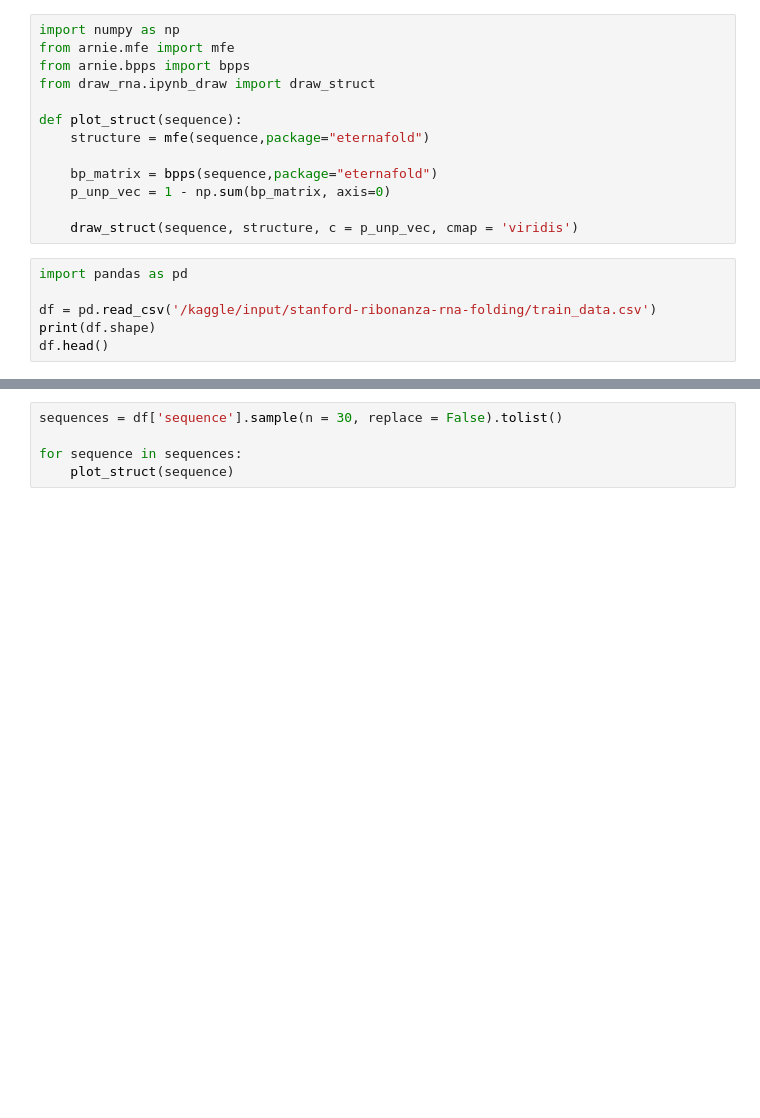
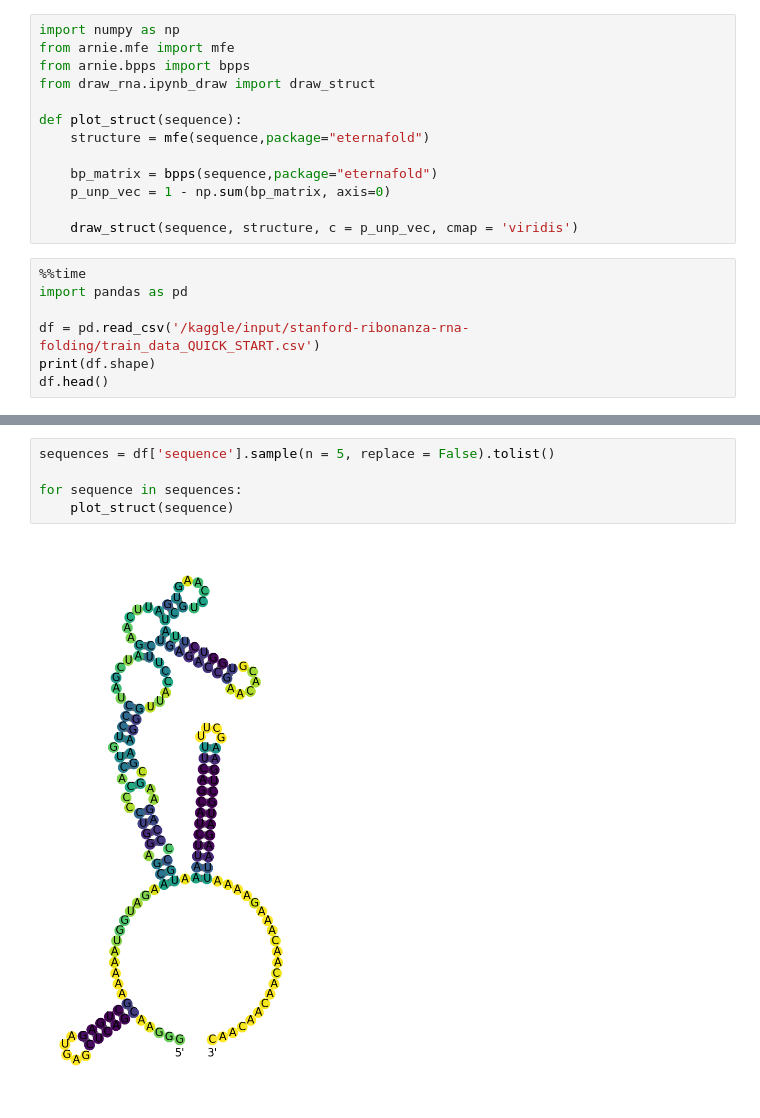
Before and after one commit to box51/RibonFolds, a Jupyter notebook: visualizing-sequences.ipynb, the cells around one changed output, grey strips where cells are left out. Cells and saved outputs as stored; diff of their text form; blank space fills up the shorter version.

Commit message:
Kaggle Notebook | Visualizing sequences | Version 2

```diff
--- a/visualizing-sequences.ipynb
+++ b/visualizing-sequences.ipynb
@@ -19,8 +37,9 @@ def plot_struct(sequence):
 
     draw_struct(sequence, structure, c = p_unp_vec, cmap = 'viridis')
 # %%
+%%time
 import pandas as pd
 
-df = pd.read_csv('/kaggle/input/stanford-ribonanza-rna-folding/train_data.csv')
+df = pd.read_csv('/kaggle/input/stanford-ribonanza-rna-folding/train_data_QUICK_START.csv')
 print(df.shape)
 df.head()
@@ -27,5 +57,7 @@ df.head()
 # %%
-sequences = df['sequence'].sample(n = 30, replace = False).tolist()
+sequences = df['sequence'].sample(n = 5, replace = False).tolist()
 
 for sequence in sequences:
     plot_struct(sequence)
+# %% [output]
+[figure, added]
```
Also changed, not shown: parts of 3 cells of this notebook.
